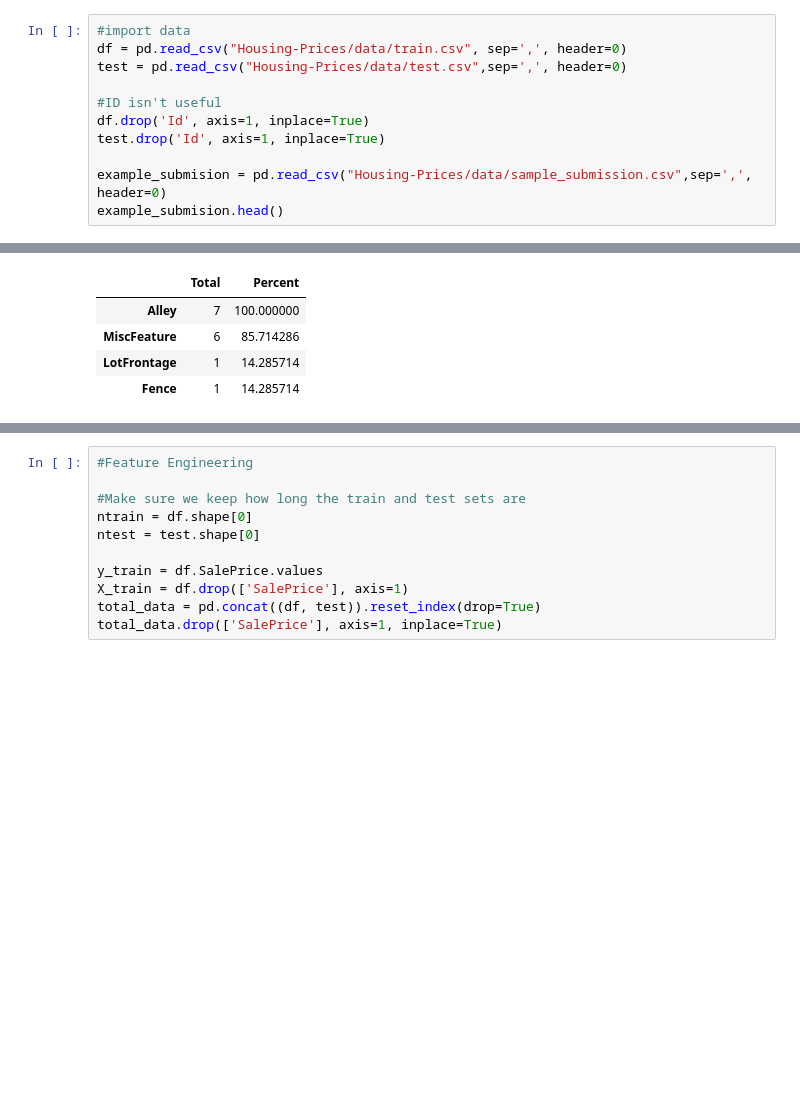
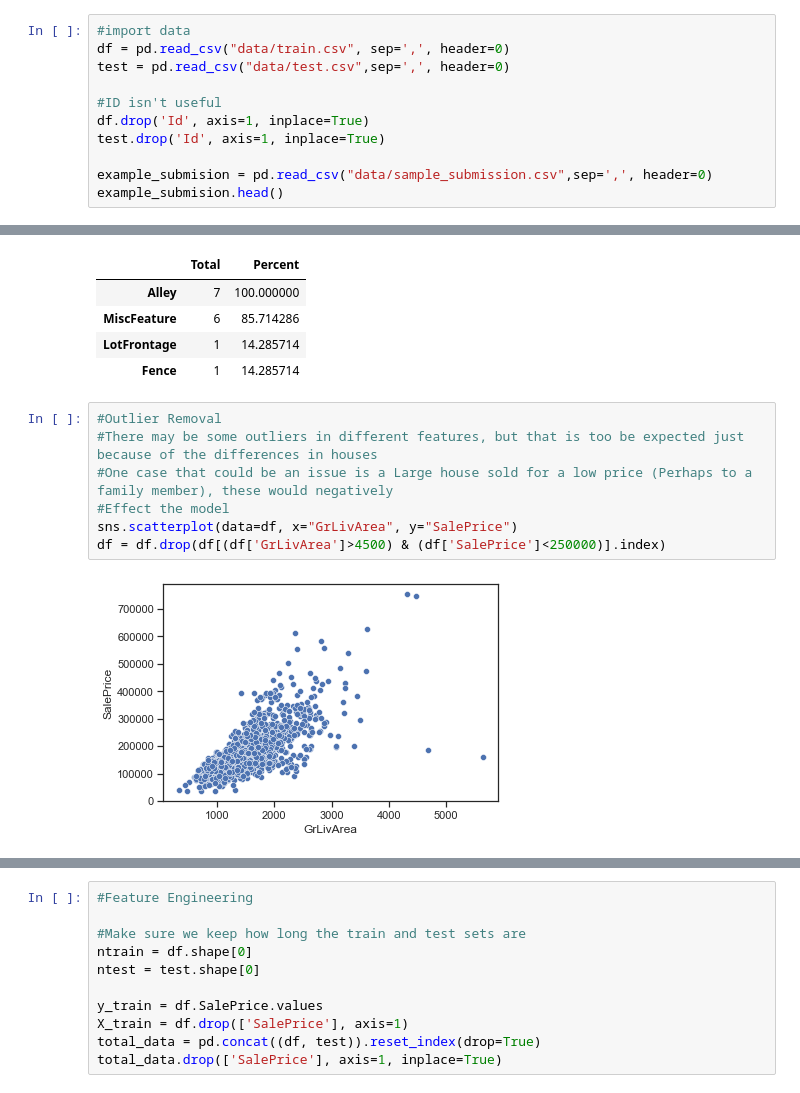
Before and after one commit to 123srb/Housing-Prices, a Jupyter notebook: Housing Prices Analysis.ipynb, the cells around one changed output, grey strips where cells are left out. Saved outputs shown, nothing was run; the diff lists cells and outputs as text; blank space fills up the shorter version.

```diff
--- a/Housing Prices Analysis.ipynb
+++ b/Housing Prices Analysis.ipynb
@@ -15,14 +16,14 @@ print(os.listdir("Housing-Prices/data"))
 ['data_description.txt', 'sample_submission.csv', 'test.csv', 'train.csv']
 # %%
 #import data
-df = pd.read_csv("Housing-Prices/data/train.csv", sep=',', header=0)
-test = pd.read_csv("Housing-Prices/data/test.csv",sep=',', header=0)
+df = pd.read_csv("data/train.csv", sep=',', header=0)
+test = pd.read_csv("data/test.csv",sep=',', header=0)
 
 #ID isn't useful
 df.drop('Id', axis=1, inplace=True)
 test.drop('Id', axis=1, inplace=True)
 
-example_submision = pd.read_csv("Housing-Prices/data/sample_submission.csv",sep=',', header=0)
+example_submision = pd.read_csv("data/sample_submission.csv",sep=',', header=0)
 example_submision.head()
 # %% [output]
 |  | Id | SalePrice |
@@ -199,3 +200,12 @@ missing_percentage(df_pool_owners)
 | MiscFeature | 6 | 85.714286 |
 | LotFrontage | 1 | 14.285714 |
 | Fence | 1 | 14.285714 |
+# %%
+#Outlier Removal
+#There may be some outliers in different features, but that is too be expected just because of the differences in houses
+#One case that could be an issue is a Large house sold for a low price (Perhaps to a family member), these would negatively
+#Effect the model
+sns.scatterplot(data=df, x="GrLivArea", y="SalePrice")
+df = df.drop(df[(df['GrLivArea']>4500) & (df['SalePrice']<250000)].index)
+# %% [output]
+[figure, added]
```
Also changed, not shown: parts of 26 cells of this notebook.
